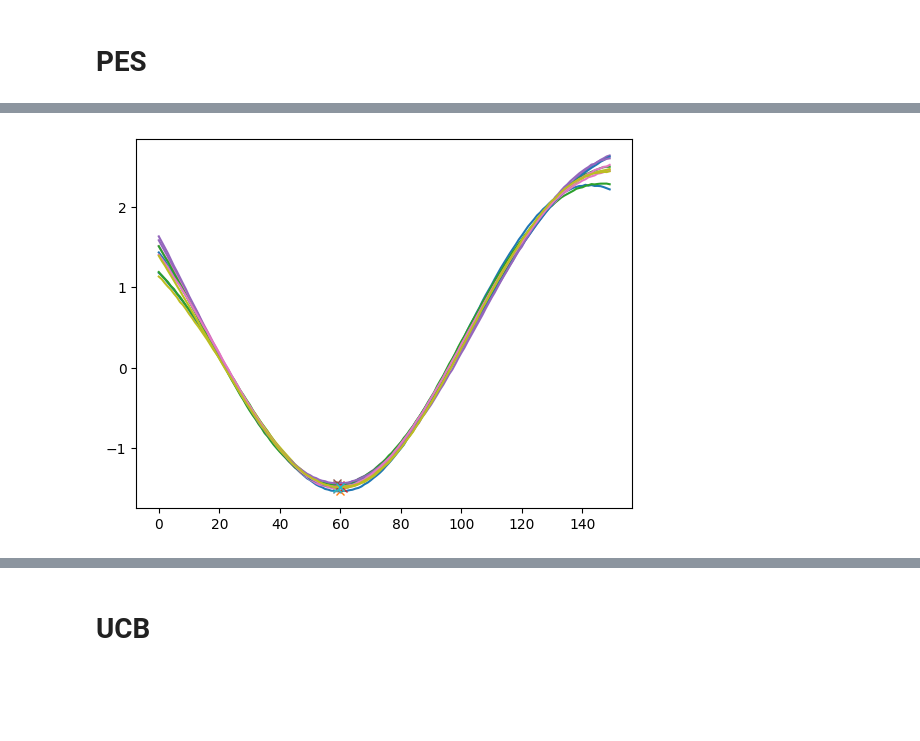
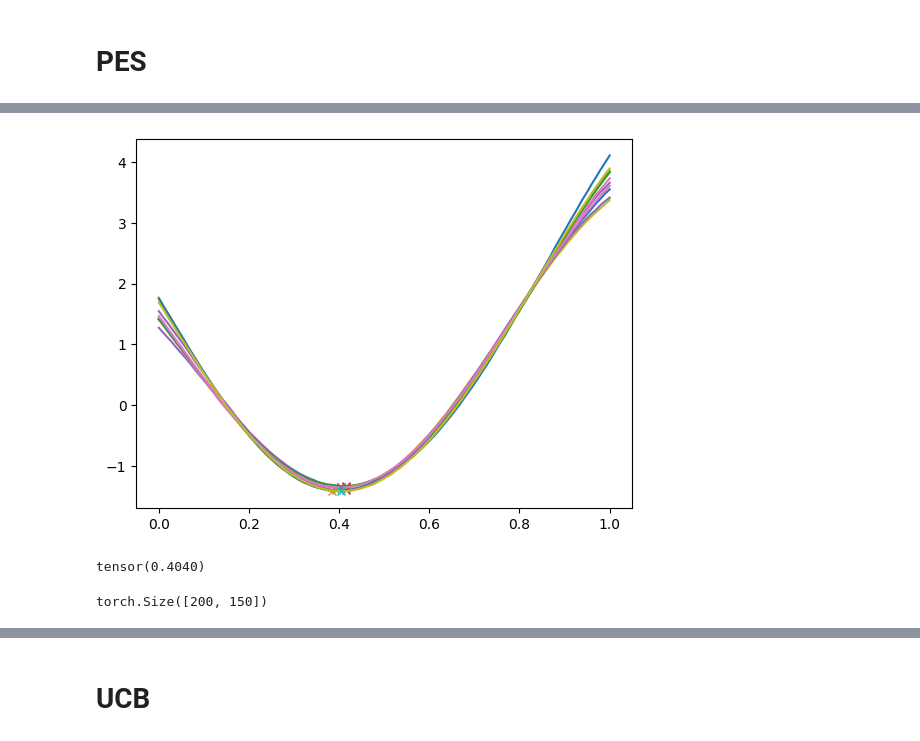
Before and after one commit to Mengyanz/deconditional-downscaling, a Jupyter notebook: simulation.ipynb, the cells around one changed output, grey strips where cells are left out. Drawn from its saved outputs; the diff is of its cells as text; code cells hidden in the pictures; blank space fills up the shorter version.

```diff
--- a/simulation.ipynb
+++ b/simulation.ipynb
@@ -99,6 +99,6 @@ sigma = 0.01
 # c = 0
 # d = 1
 # %%
-xs, ys = generate_D1(500,a,b,c,d)
+xs, ys = generate_D1(200,a,b,c,d)
 # %% [output]
 No handles with labels found to put in legend.
@@ -113,3 +113,3 @@ Text(0, 0.5, 'f(x)')
 # %%
-ys2, zs = generate_D2(500, a,b,c,d, sigma)
+ys2, zs = generate_D2(150, a,b,c,d, sigma)
 # %% [output]
@@ -125,7 +125,7 @@ from models import build_model, train_model, predict
 import yaml
 import torch
 
-cdf_dir = 'experiments/swiss_roll/config/exact_cmp.yaml'
+cdf_dir = 'experiments/swiss_roll/config/exact_cmp_mz.yaml'
 # cdf_dir = 'exact_cmp.yaml'
 
 with open(cdf_dir, "r") as f:
@@ -138,7 +138,7 @@ cfg['model'].update(individuals=torch.tensor(xs).float(),
                     bags_sizes=len(ys))
 model = build_model(cfg['model'])
 # %%
-groundtruth_individuals = torch.tensor(np.linspace(1e-5,1-1e-5,150)).float()
+groundtruth_individuals = torch.tensor(np.linspace(1e-5,1-1e-5,100)).float()
 
 cfg['training'].update(model=model,
                     individuals=torch.tensor(xs).float(),
@@ -229,9 +233,9 @@ plt.colorbar()
 # %%
 for _ in range(10):
     pos_sample = individuals_posterior.sample()
     opt = torch.min(pos_sample)
-    x_opt = np.argmin(pos_sample)
-    plt.plot(pos_sample)
+    x_opt = groundtruth_individuals[np.argmin(pos_sample)]
+    plt.plot(groundtruth_individuals,pos_sample)
     plt.plot(x_opt, opt, 'x')
 # %% [output]
-[figure, old version]
+[figure, new version]
@@ -241,0 +242,4 @@ x_nob = individuals_posterior.covariance_matrix
+# %%
+x_opt
+# %% [output]
+tensor(0.4040)
@@ -241,0 +261,4 @@ x_nob = individuals_posterior.covariance_matrix
+# %%
+Lλinv_Lys_ys2.shape
+# %% [output]
+torch.Size([200, 150])
```
Also changed, not shown: parts of 38 cells of this notebook, 3 other files.
